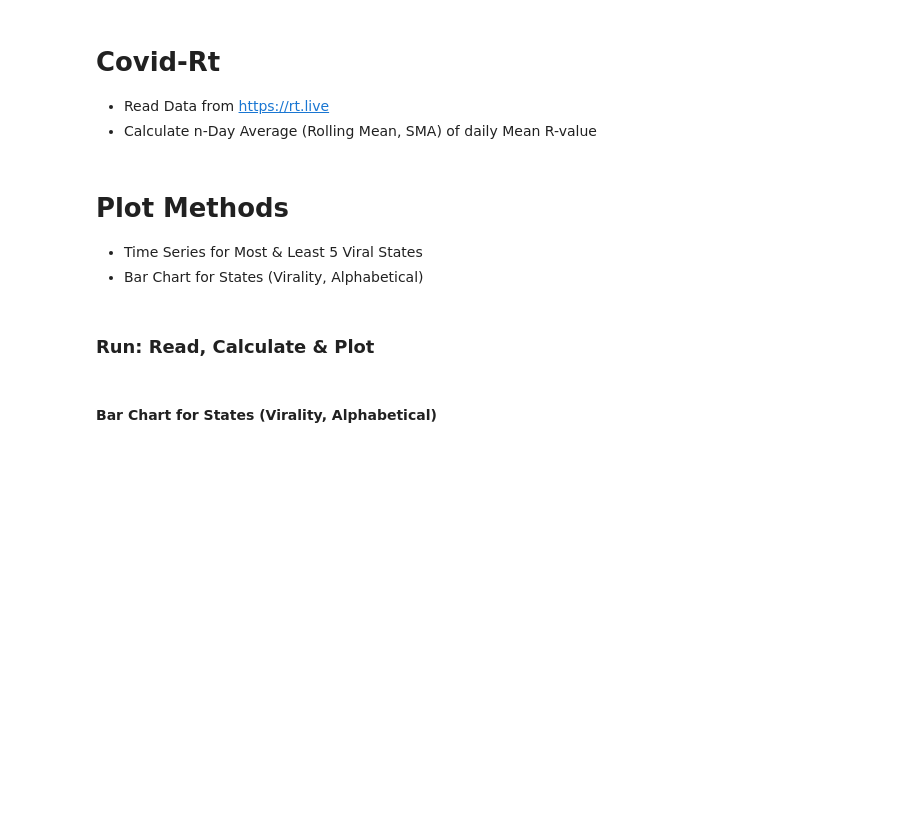
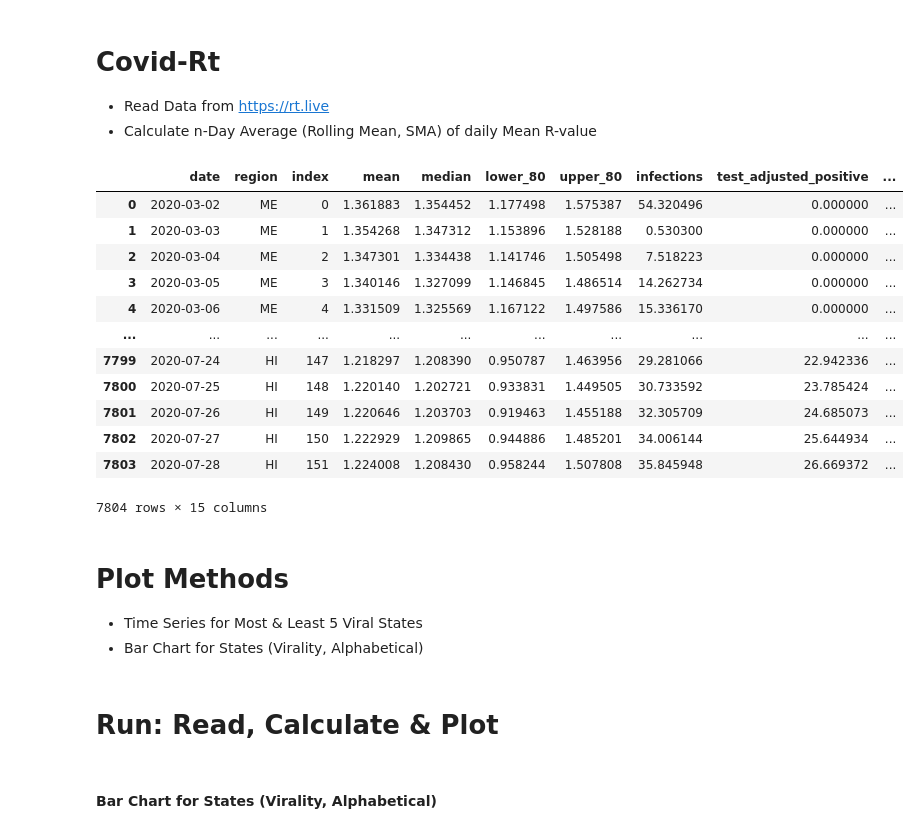
Before and after one commit to dimeking/playground, a Jupyter notebook: Covid_Rt.ipynb, the cells around one changed output. Drawn from its saved outputs; the diff is of its cells as text; code cells hidden in the pictures; blank space fills up the shorter version.

```diff
--- a/Covid_Rt.ipynb
+++ b/Covid_Rt.ipynb
@@ -30,3 +44,19 @@ def rolling_mean(datafile, size, cols):
+# %%
+get_datafile()
+# %% [output]
+|  | date | region | index | mean | median | lower_80 | upper_80 | infections | test_adjusted_positive | ... |
+| 0 | 2020-03-02 | ME | 0 | 1.361883 | 1.354452 | 1.177498 | 1.575387 | 54.320496 | 0.000000 | ... |
+| 1 | 2020-03-03 | ME | 1 | 1.354268 | 1.347312 | 1.153896 | 1.528188 | 0.530300 | 0.000000 | ... |
+| 2 | 2020-03-04 | ME | 2 | 1.347301 | 1.334438 | 1.141746 | 1.505498 | 7.518223 | 0.000000 | ... |
+| 3 | 2020-03-05 | ME | 3 | 1.340146 | 1.327099 | 1.146845 | 1.486514 | 14.262734 | 0.000000 | ... |
+| 4 | 2020-03-06 | ME | 4 | 1.331509 | 1.325569 | 1.167122 | 1.497586 | 15.336170 | 0.000000 | ... |
+| ... | ... | ... | ... | ... | ... | ... | ... | ... | ... | ... |
+| 7799 | 2020-07-24 | HI | 147 | 1.218297 | 1.208390 | 0.950787 | 1.463956 | 29.281066 | 22.942336 | ... |
+| 7800 | 2020-07-25 | HI | 148 | 1.220140 | 1.202721 | 0.933831 | 1.449505 | 30.733592 | 23.785424 | ... |
+| 7801 | 2020-07-26 | HI | 149 | 1.220646 | 1.203703 | 0.919463 | 1.455188 | 32.305709 | 24.685073 | ... |
+| 7802 | 2020-07-27 | HI | 150 | 1.222929 | 1.209865 | 0.944886 | 1.485201 | 34.006144 | 25.644934 | ... |
+| 7803 | 2020-07-28 | HI | 151 | 1.224008 | 1.208430 | 0.958244 | 1.507808 | 35.845948 | 26.669372 | ... |
+7804 rows × 15 columns
 # %% [markdown]
 # Plot Methods
 
@@ -81,7 +113,7 @@ def plot_bars_rollingmean(datafile, title):
   plt.title(title)
   plt.legend(loc=1)
 # %% [markdown]
-### Run: Read, Calculate & Plot
+# Run: Read, Calculate & Plot
 # %%
 df = get_datafile() # acquire the data
 
```
Also changed, not shown: parts of 7 cells of this notebook.
